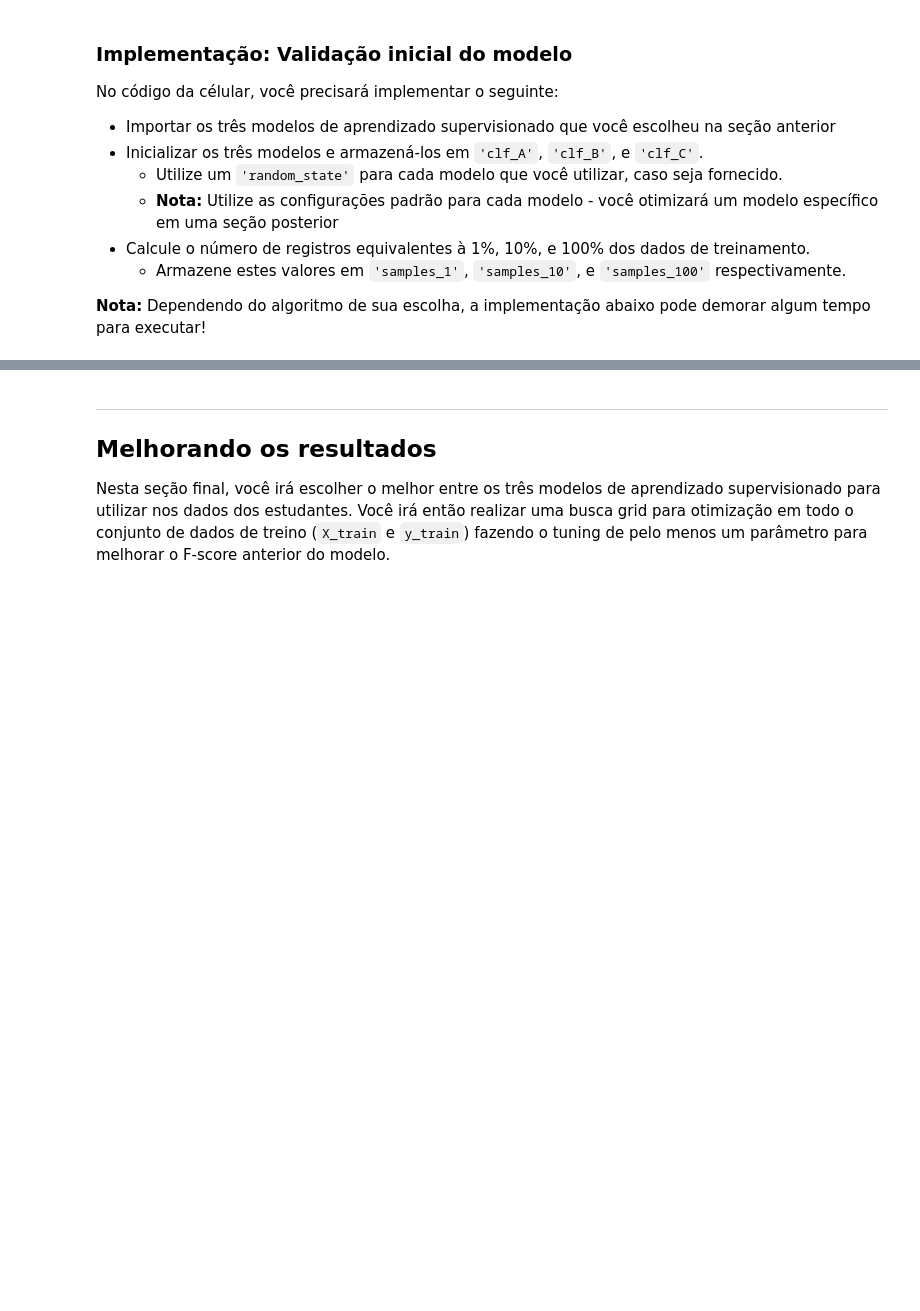
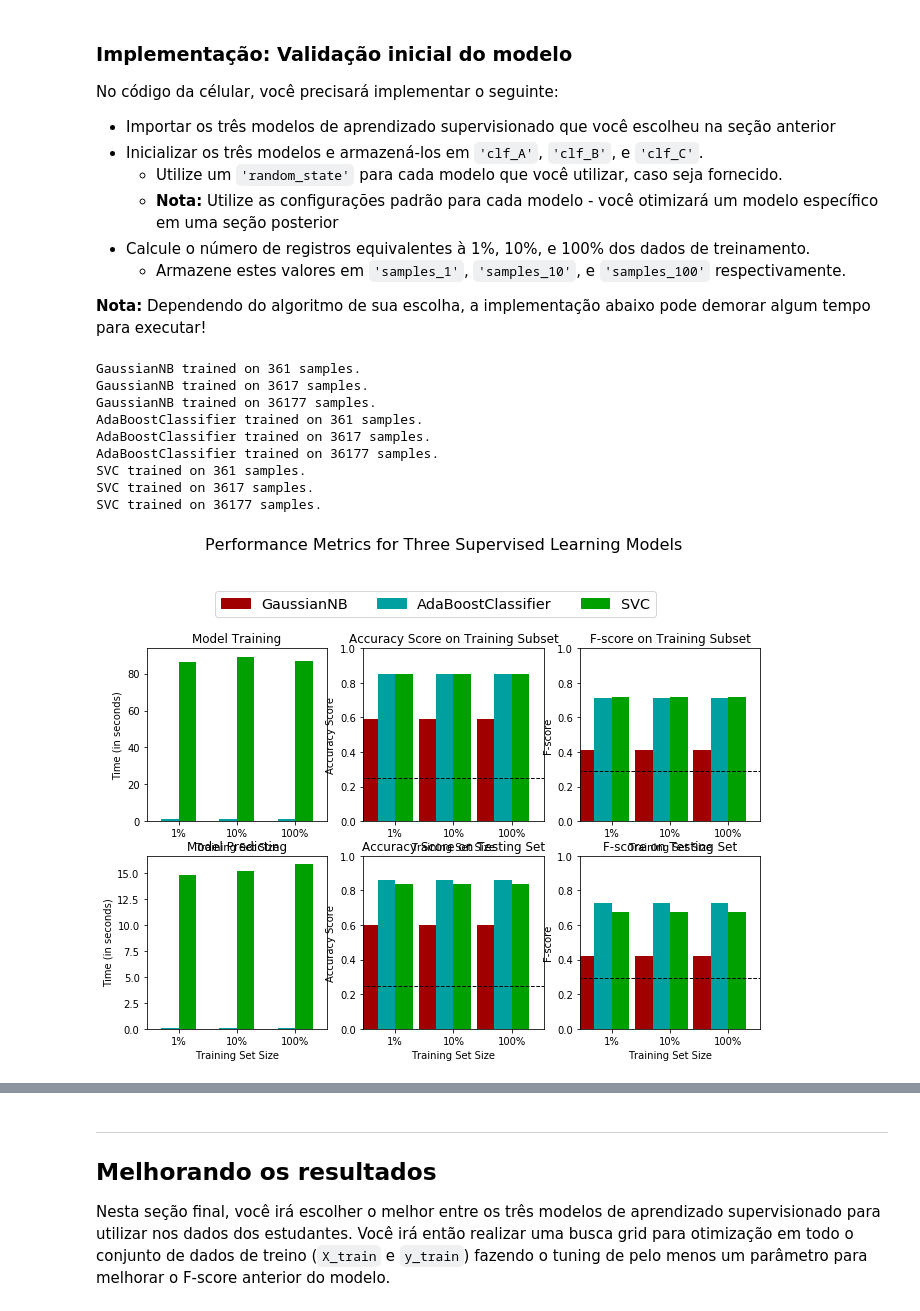
Before and after one commit to andrefsmelo/udacity-ml-eng, a Jupyter notebook: 1_supervised_learning/finding_donors/finding_donors_PT.ipynb, the cells around one changed output, grey strips where cells are left out. Cells and saved outputs as stored; diff of their text form; code cells hidden in the pictures; blank space fills up the shorter version.

Commit message:
Supervised learning

```diff
--- a/1_supervised_learning/finding_donors/finding_donors_PT.ipynb
+++ b/1_supervised_learning/finding_donors/finding_donors_PT.ipynb
@@ -379,6 +380,52 @@ No código da célular, você precisará implementar o seguinte:
   - Armazene estes valores em `'samples_1'`, `'samples_10'`, e `'samples_100'` respectivamente.
 
 **Nota:** Dependendo do algoritmo de sua escolha, a implementação abaixo pode demorar algum tempo para executar!
+# %%
+# TODO: Importe os três modelos de aprendizado supervisionado da sklearn
+
+# Naive Bayes
+from sklearn.naive_bayes import GaussianNB
+# AdaBoost with Decision Trees
+from sklearn.ensemble import AdaBoostClassifier
+from sklearn.tree import DecisionTreeClassifier
+# SVM
+from sklearn.svm import SVC
+
+# TODO: Inicialize os três modelos
+clf_A = GaussianNB()
+clf_B = AdaBoostClassifier(random_state=101)
+clf_C = SVC(gamma='auto', random_state=101)
+
+# TODO: Calcule o número de amostras para 1%, 10%, e 100% dos dados de treinamento
+# HINT: samples_100 é todo o conjunto de treinamento e.x.: len(y_train)
+# HINT: samples_10 é 10% de samples_100
+# HINT: samples_1 é 1% de samples_100
+samples_100 = len(y_train)
+samples_10 = int(len(y_train)*0.1)
+samples_1 = int(len(y_train)*0.01)
+
+# Colete os resultados dos algoritmos de aprendizado
+results = {}
+for clf in [clf_A, clf_B, clf_C]:
+    clf_name = clf.__class__.__name__
+    results[clf_name] = {}
+    for i, samples in enumerate([samples_1, samples_10, samples_100]):
+        results[clf_name][i] = \
+        train_predict(clf, samples, X_train, y_train, X_test, y_test)
+
+# Run metrics visualization for the three supervised learning models chosen
+vs.evaluate(results, accuracy, fscore)
+# %% [output]
+GaussianNB trained on 361 samples.
+GaussianNB trained on 3617 samples.
+GaussianNB trained on 36177 samples.
+AdaBoostClassifier trained on 361 samples.
+AdaBoostClassifier trained on 3617 samples.
+AdaBoostClassifier trained on 36177 samples.
+SVC trained on 361 samples.
+SVC trained on 3617 samples.
+SVC trained on 36177 samples.
+[figure, added]
 # %%
 # TODO: Importe os três modelos de aprendizado supervisionado da sklearn
 
```
Also changed, not shown: parts of 10 cells of this notebook, 1 other file.
